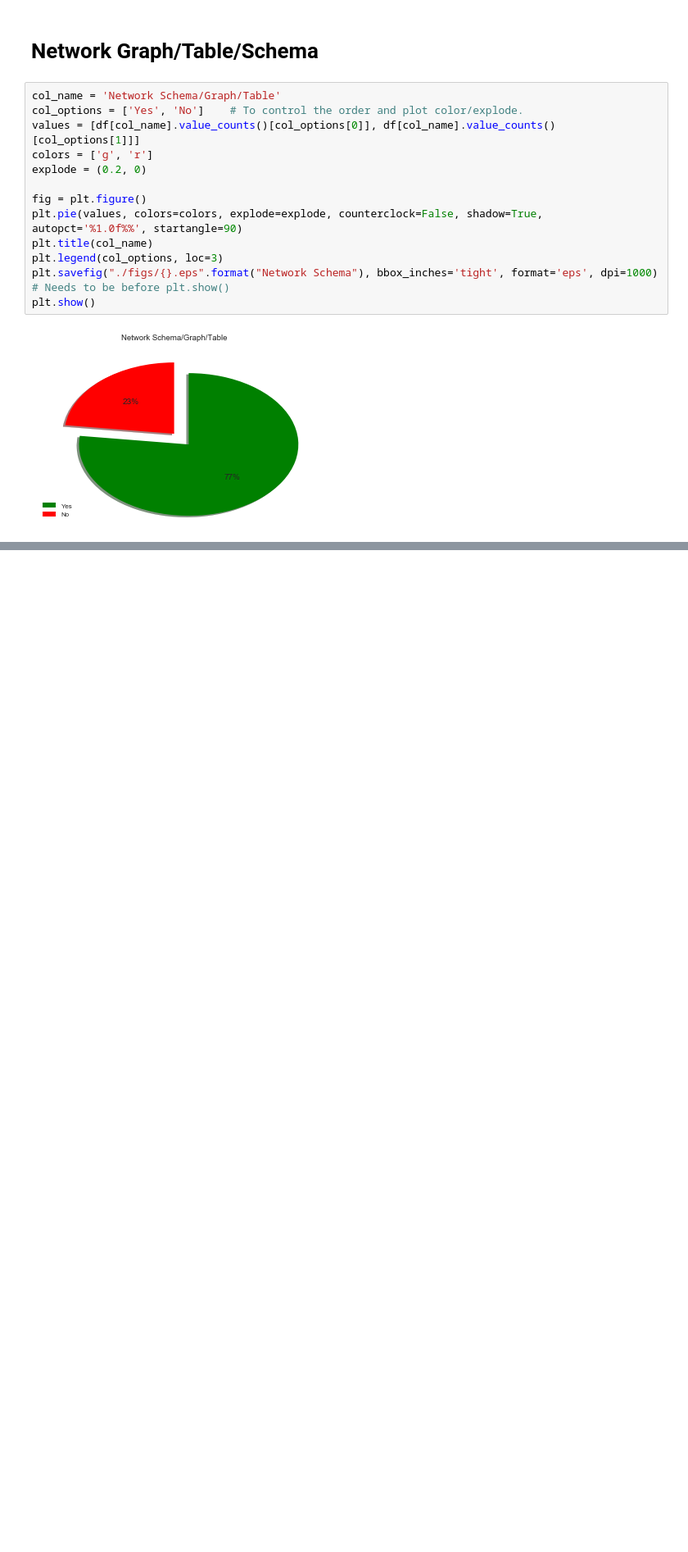
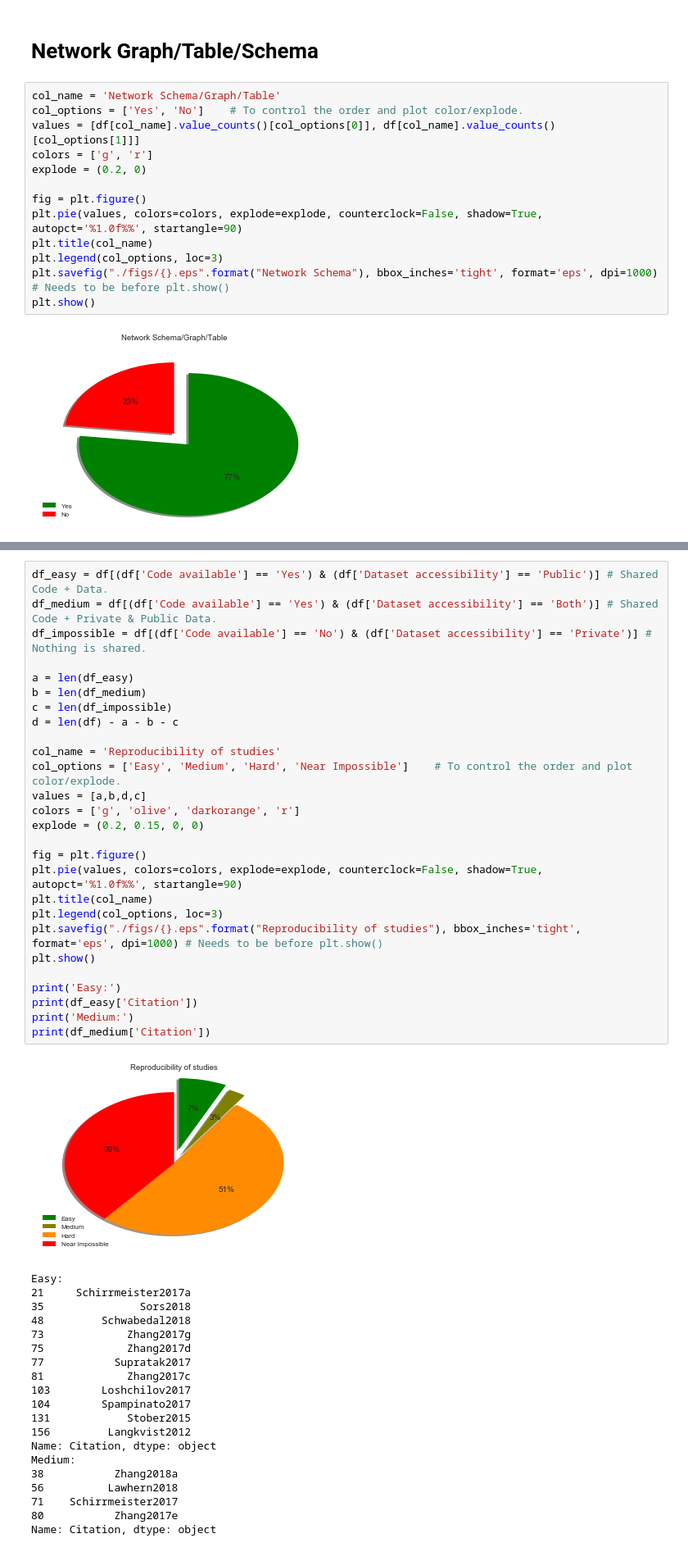
Before and after one commit to hubertjb/dl-eeg-review, a Jupyter notebook: sandbox.ipynb, the cells around one changed output, grey strips where cells are left out. Shown: that part at 82% size. Saved outputs shown, nothing was run; the diff lists cells and outputs as text; blank space fills up the shorter version.

```diff
--- a/sandbox.ipynb
+++ b/sandbox.ipynb
@@ -366,0 +331,48 @@ plt.show()
+# %%
+df_easy = df[(df['Code available'] == 'Yes') & (df['Dataset accessibility'] == 'Public')] # Shared Code + Data.
+df_medium = df[(df['Code available'] == 'Yes') & (df['Dataset accessibility'] == 'Both')] # Shared Code + Private & Public Data.
+df_impossible = df[(df['Code available'] == 'No') & (df['Dataset accessibility'] == 'Private')] # Nothing is shared.
+
+a = len(df_easy)
+b = len(df_medium)
+c = len(df_impossible)
+d = len(df) - a - b - c
+
+col_name = 'Reproducibility of studies'
+col_options = ['Easy', 'Medium', 'Hard', 'Near Impossible']    # To control the order and plot color/explode.
+values = [a,b,d,c]
+colors = ['g', 'olive', 'darkorange', 'r']
+explode = (0.2, 0.15, 0, 0)
+
+fig = plt.figure()
+plt.pie(values, colors=colors, explode=explode, counterclock=False, shadow=True, autopct='%1.0f%%', startangle=90)
+plt.title(col_name)
+plt.legend(col_options, loc=3)
+plt.savefig("./figs/{}.eps".format("Reproducibility of studies"), bbox_inches='tight', format='eps', dpi=1000) # Needs to be before plt.show()
+plt.show()
+
+print('Easy:')
+print(df_easy['Citation'])
+print('Medium:')
+print(df_medium['Citation'])
+# %% [output]
+[figure, added]
+Easy:
+21     Schirrmeister2017a
+35               Sors2018
+48         Schwabedal2018
+73             Zhang2017g
+75             Zhang2017d
+77           Supratak2017
+81             Zhang2017c
+103        Loshchilov2017
+104        Spampinato2017
+131            Stober2015
+156         Langkvist2012
+Name: Citation, dtype: object
+Medium:
+38           Zhang2018a
+56          Lawhern2018
+71    Schirrmeister2017
+80           Zhang2017e
+Name: Citation, dtype: object
```
Also changed, not shown: parts of 13 cells of this notebook, 3 other files.
